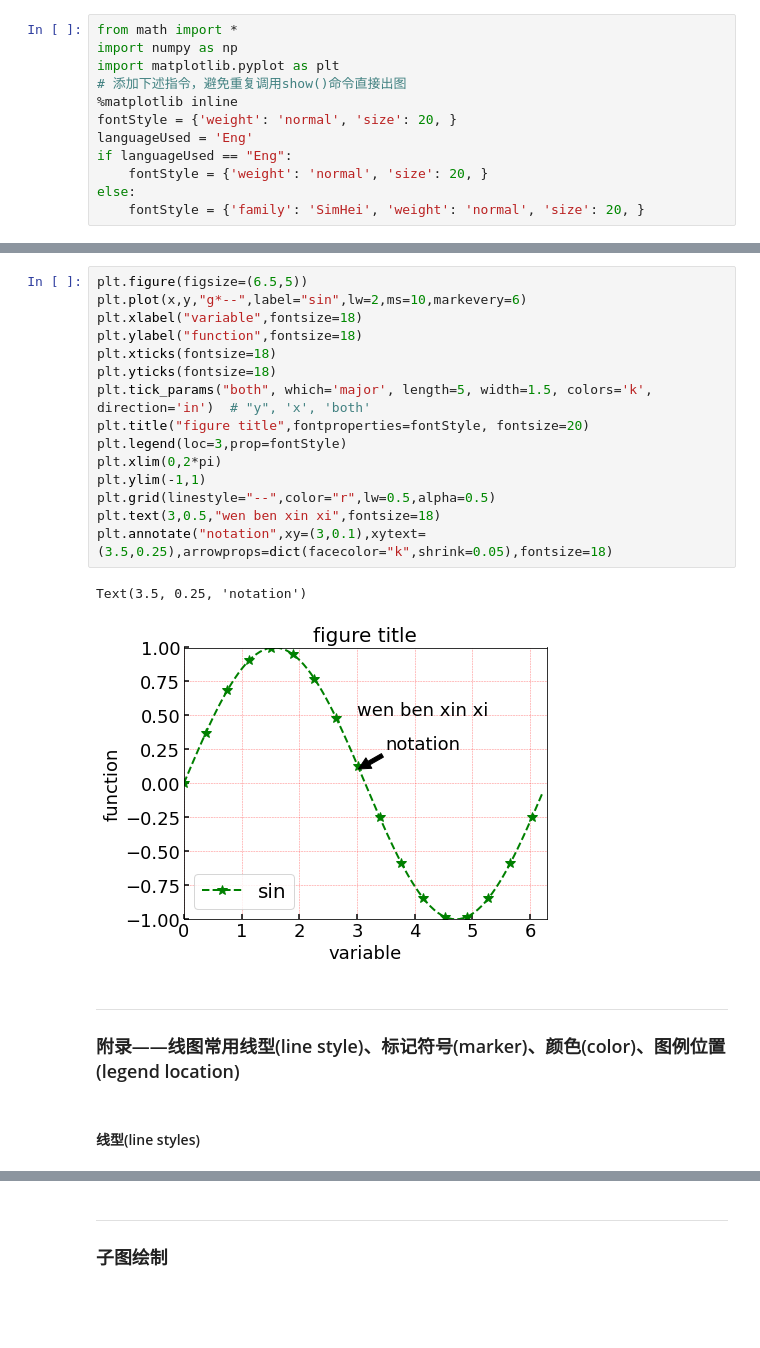
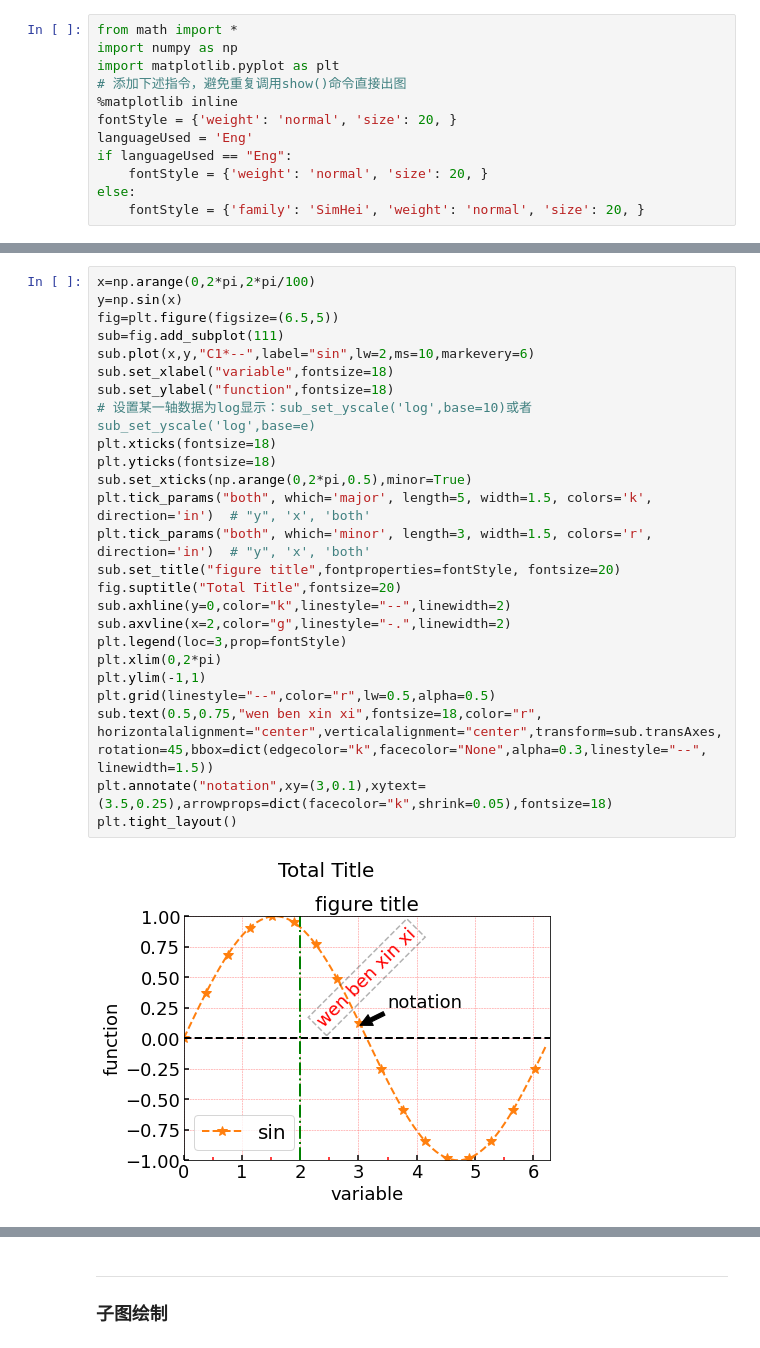
Before and after one commit to chichuDlong/Scientific-Visualisation, a Jupyter notebook: lineGraph.ipynb, the cells around one changed output, grey strips where cells are left out. Drawn from its saved outputs; the diff is of its cells as text; blank space fills up the shorter version.

```diff
--- a/lineGraph.ipynb
+++ b/lineGraph.ipynb
@@ -34,23 +73,30 @@ y=np.sin(x)
 # %%
-plt.figure(figsize=(6.5,5))
-plt.plot(x,y,"g*--",label="sin",lw=2,ms=10,markevery=6)
-plt.xlabel("variable",fontsize=18)
-plt.ylabel("function",fontsize=18)
+x=np.arange(0,2*pi,2*pi/100)
+y=np.sin(x)
+fig=plt.figure(figsize=(6.5,5))
+sub=fig.add_subplot(111)
+sub.plot(x,y,"C1*--",label="sin",lw=2,ms=10,markevery=6)
+sub.set_xlabel("variable",fontsize=18)
+sub.set_ylabel("function",fontsize=18)
+# 设置某一轴数据为log显示：sub_set_yscale('log',base=10)或者sub_set_yscale('log',base=e)
 plt.xticks(fontsize=18)
 plt.yticks(fontsize=18)
+sub.set_xticks(np.arange(0,2*pi,0.5),minor=True)
 plt.tick_params("both", which='major', length=5, width=1.5, colors='k', direction='in')  # "y", 'x', 'both'
-plt.title("figure title",fontproperties=fontStyle, fontsize=20)
+plt.tick_params("both", which='minor', length=3, width=1.5, colors='r', direction='in')  # "y", 'x', 'both'
+sub.set_title("figure title",fontproperties=fontStyle, fontsize=20)
+fig.suptitle("Total Title",fontsize=20)
+sub.axhline(y=0,color="k",linestyle="--",linewidth=2)
+sub.axvline(x=2,color="g",linestyle="-.",linewidth=2)
 plt.legend(loc=3,prop=fontStyle)
 plt.xlim(0,2*pi)
 plt.ylim(-1,1)
 plt.grid(linestyle="--",color="r",lw=0.5,alpha=0.5)
-plt.text(3,0.5,"wen ben xin xi",fontsize=18)
+sub.text(0.5,0.75,"wen ben xin xi",fontsize=18,color="r",
+horizontalalignment="center",verticalalignment="center",transform=sub.transAxes,
+rotation=45,bbox=dict(edgecolor="k",facecolor="None",alpha=0.3,linestyle="--",
+linewidth=1.5))
 plt.annotate("notation",xy=(3,0.1),xytext=(3.5,0.25),arrowprops=dict(facecolor="k",shrink=0.05),fontsize=18)
+plt.tight_layout()
 # %% [output]
-Text(3.5, 0.25, 'notation')
-[figure, old version]
+[figure, new version]
-# %% [markdown]
----
-### 附录——线图常用线型(line style)、标记符号(marker)、颜色(color)、图例位置(legend location)
-# %% [markdown]
-#### 线型(line styles)
```
Also changed, not shown: parts of 19 cells of this notebook, 7 other files.
